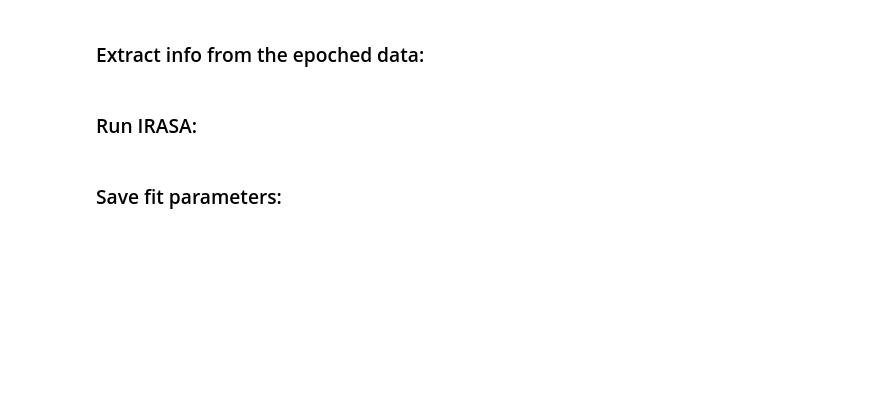
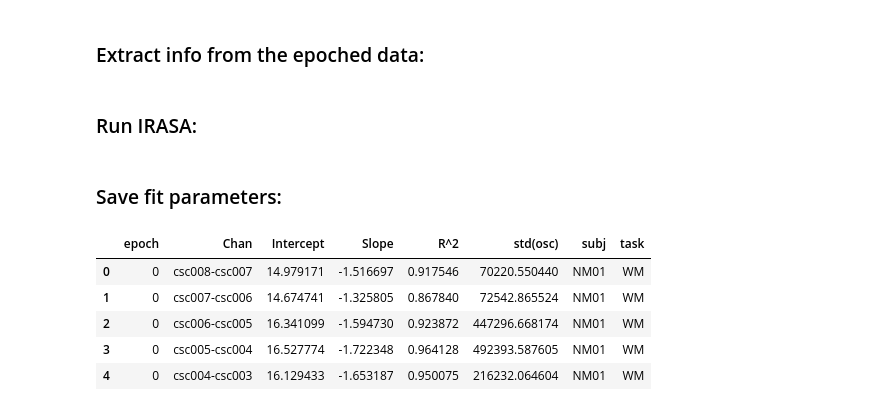
Before and after one commit to elizljohnson-projects/project-ieeg-aperiodic-development, a Jupyter notebook: aperiodic_irasa.ipynb, the cells around one changed output. Saved outputs shown, nothing was run; the diff lists cells and outputs as text; code cells hidden in the pictures; blank space fills up the shorter version.

```diff
--- a/aperiodic_irasa.ipynb
+++ b/aperiodic_irasa.ipynb
@@ -88,5 +112,12 @@ for idx in range(data.shape[0]):
 ### Save fit parameters:
 # %%
 df = pd.concat(dfs)
-df.to_csv(f'{savdir}fit_params_{sid}_{task}.csv', sep = ',', mode = 'a', header = True)
+df.to_csv(f'{savdir}fit_params_trial_{sid}_{task}.csv', sep = ',', mode = 'a', header = True)
 df.head() # show top of the saved table
+# %% [output]
+|  | epoch | Chan | Intercept | Slope | R^2 | std(osc) | subj | task |
+| 0 | 0 | csc008-csc007 | 14.979171 | -1.516697 | 0.917546 | 70220.550440 | NM01 | WM |
+| 1 | 0 | csc007-csc006 | 14.674741 | -1.325805 | 0.867840 | 72542.865524 | NM01 | WM |
+| 2 | 0 | csc006-csc005 | 16.341099 | -1.594730 | 0.923872 | 447296.668174 | NM01 | WM |
+| 3 | 0 | csc005-csc004 | 16.527774 | -1.722348 | 0.964128 | 492393.587605 | NM01 | WM |
+| 4 | 0 | csc004-csc003 | 16.129433 | -1.653187 | 0.950075 | 216232.064604 | NM01 | WM |
```
Also changed, not shown: parts of 20 cells of this notebook.
